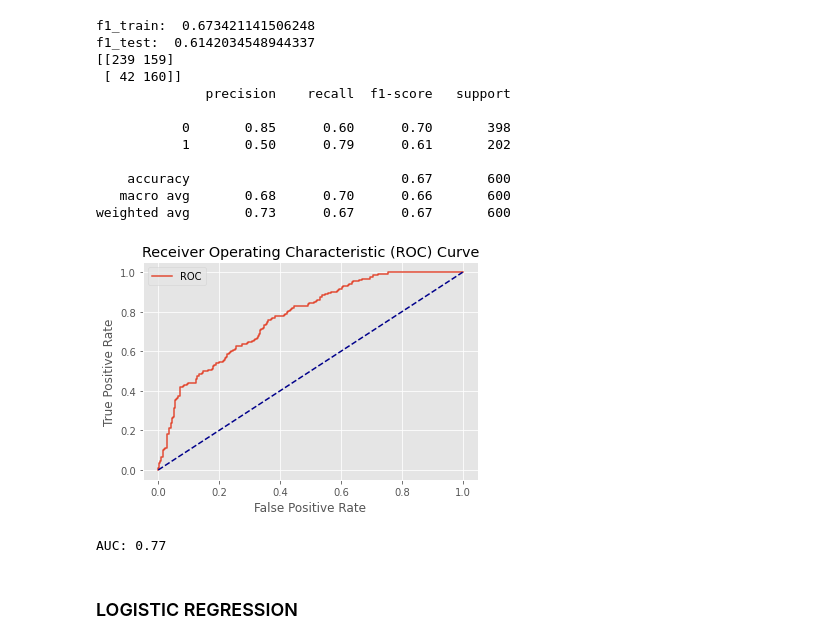
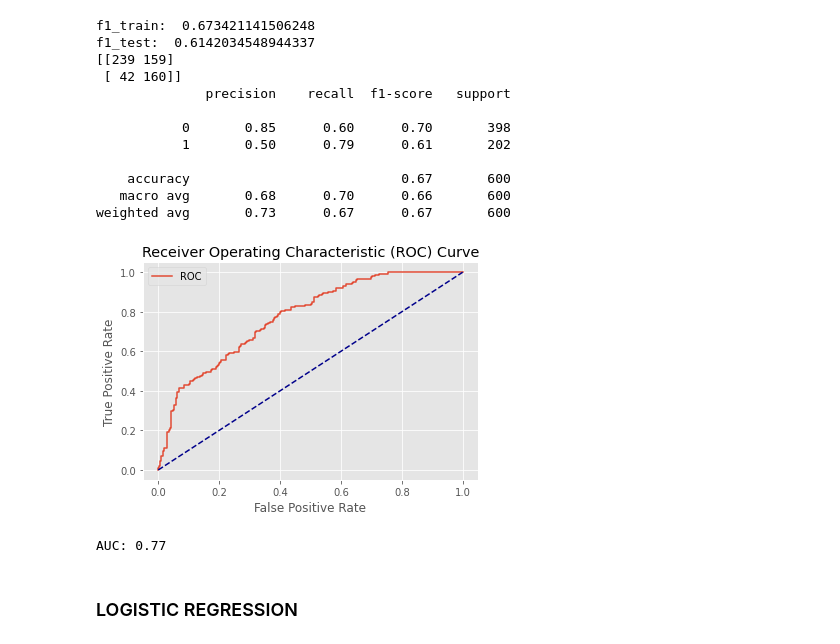
Before and after one commit to ludovicaverde/MachineLearing_project, a Jupyter notebook: Final Report.ipynb, the cells around one changed output. Saved outputs shown, nothing was run; the diff lists cells and outputs as text; code cells hidden in the pictures.

```diff
--- a/Final Report.ipynb
+++ b/Final Report.ipynb
@@ -564,8 +580,8 @@ model_Tree= DecisionTreeClassifier(criterion= 'entropy', max_depth= 3, min_sampl
 # %%
-model_Tree.fit(X_train, y_train)
-y_pred_train=model_Tree.predict(X_train)
+model_Tree.fit(X2_train, y2_train)
+y_pred_train=model_Tree.predict(X2_train)
 y_pred=model_Tree.predict(X_test)
 
-print("f1_train: ", f1_score(y_train, y_pred_train))
+print("f1_train: ", f1_score(y2_train, y_pred_train))
 print("f1_test: ", f1_score(y_test, y_pred))
 # %% [output]
@@ -653,10 +669,10 @@ weighted avg       0.72      0.72      0.72       600
 # %%
 model_knn = KNeighborsClassifier(n_neighbors=92)
 # %%
-model_knn.fit(X_train, y_train)
-y_pred_train=model_knn.predict(X_train)
+model_knn.fit(X2_train, y2_train)
+y_pred_train=model_knn.predict(X2_train)
 y_pred=model_knn.predict(X_test)
 
-print("f1_train: ", f1_score(y_train, y_pred_train))
+print("f1_train: ", f1_score(y2_train, y_pred_train))
 print("f1_test: ", f1_score(y_test, y_pred))
 # %% [output]
@@ -673,11 +689,11 @@ AUC: 0.78
 # %%
 from sklearn.naive_bayes import GaussianNB
 
-model = GaussianNB()
-model.fit(X_train, y_train)
-y_pred_train=model.predict(X_train)
+model_NB = GaussianNB()
+model_NB.fit(X_train, y_train)
+y_pred_train=model_NB.predict(X_train)
 
-y_pred=model.predict(X_test)
+y_pred=model_NB.predict(X_test)
 
 from sklearn.metrics import f1_score
 print("f1_train: ", f1_score(y_train, y_pred_train))
@@ -702,10 +718,10 @@ f1_test:  0.6073500967117988
    macro avg       0.67      0.69      0.66       600
 weighted avg       0.73      0.66      0.67       600
 # %%
-model.fit(X2_train, y2_train)
-y_pred_train=model.predict(X2_train)
+model_NB.fit(X2_train, y2_train)
+y_pred_train=model_NB.predict(X2_train)
 
-y_pred=model.predict(X_test)
+y_pred=model_NB.predict(X_test)
 
 from sklearn.metrics import f1_score
 print("f1_train: ", f1_score(y2_train, y_pred_train))
@@ -731,9 +747,9 @@ f1_test:  0.6142034548944337
 weighted avg       0.73      0.67      0.67       600
 # %%
 #curva ROC
-fpr3,tpr3=roc(model,X_train,y_train,X_test,y_test)
+fpr3,tpr3=roc(model_NB,X2_train,y2_train,X_test,y_test)
 # %% [output]
-[figure, old version]
+[figure, new version]
 AUC: 0.77
 # %% [markdown]
 ### LOGISTIC REGRESSION
```
Also changed, not shown: parts of 16 cells of this notebook.
